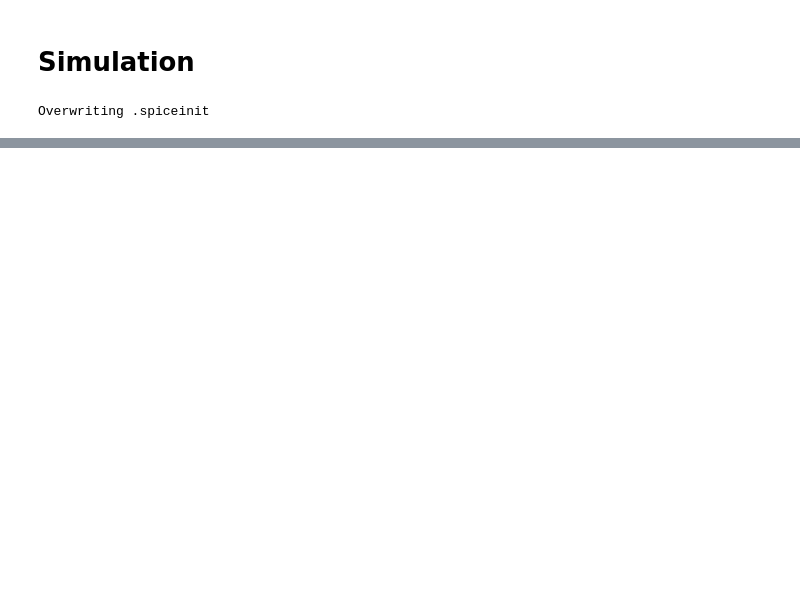
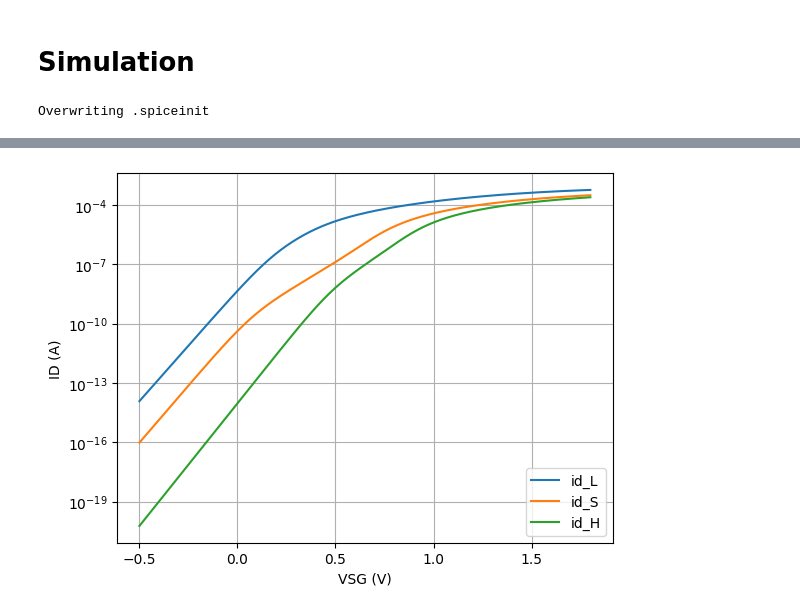
Before and after one commit to bmurmann/Ngspice-on-Colab, a Jupyter notebook: notebooks/SKY130_VGS_sweep.ipynb, the cells around one changed output, grey strips where cells are left out. Drawn from its saved outputs; the diff is of its cells as text; code cells hidden in the pictures; blank space fills up the shorter version.

```diff
--- a/notebooks/SKY130_VGS_sweep.ipynb
+++ b/notebooks/SKY130_VGS_sweep.ipynb
@@ -120,0 +129,7 @@ plt.show()
+# %%
+df = pd.read_csv("output.txt", delim_whitespace=True, header=None)
+df.columns = ["vsg", "gm_L", "id_L", "gm_S", "id_S", "gm_H", "id_H"]
+df['gm_id_L'] = df.gm_L/df.id_L
+df['gm_id_S'] = df.gm_S/df.id_S
+df['gm_id_H'] = df.gm_H/df.id_H
+df
@@ -120,0 +150,11 @@ plt.show()
+# %%
+plt.semilogy(df.vsg, df.id_L, label="id_L")
+plt.semilogy(df.vsg, df.id_S, label="id_S")
+plt.semilogy(df.vsg, df.id_H, label="id_H")
+plt.xlabel("VSG (V)")
+plt.ylabel("ID (A)")
+plt.legend(loc="lower right")
+plt.grid()
+plt.show()
+# %% [output]
+[figure, added]
```
Also changed, not shown: parts of 14 cells of this notebook.
